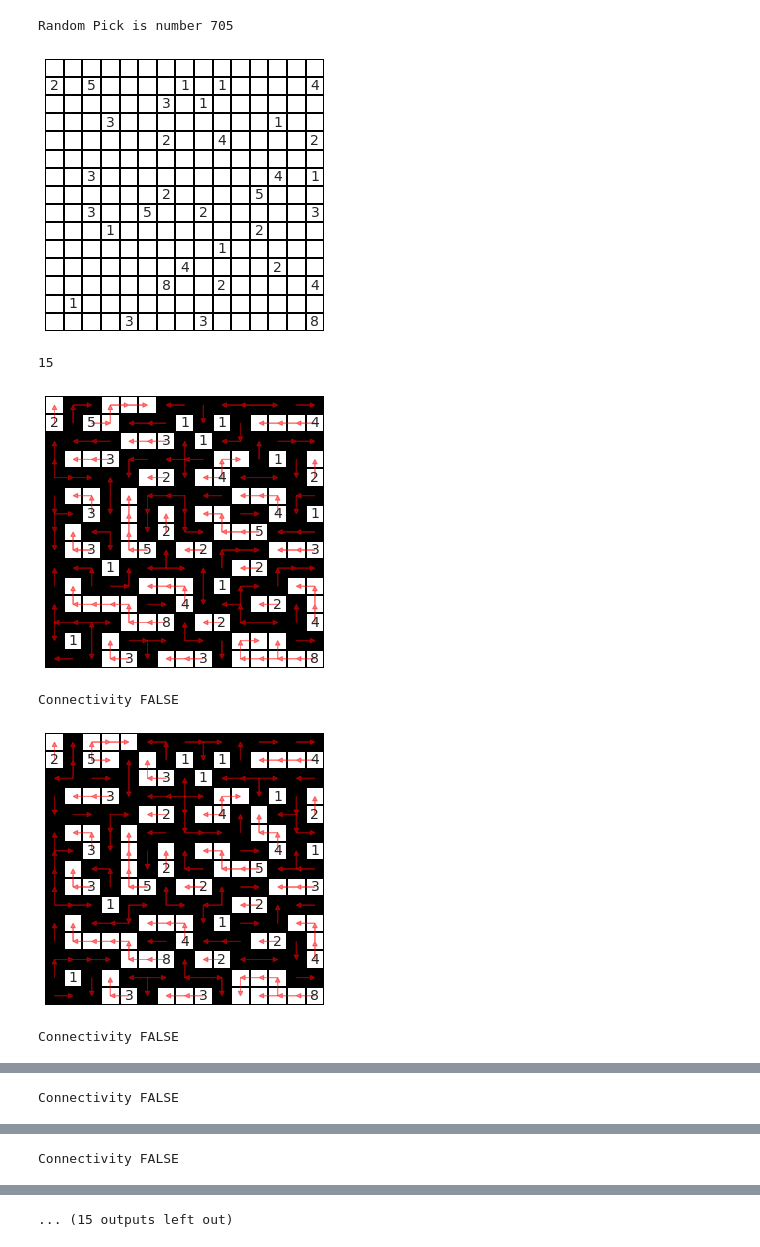
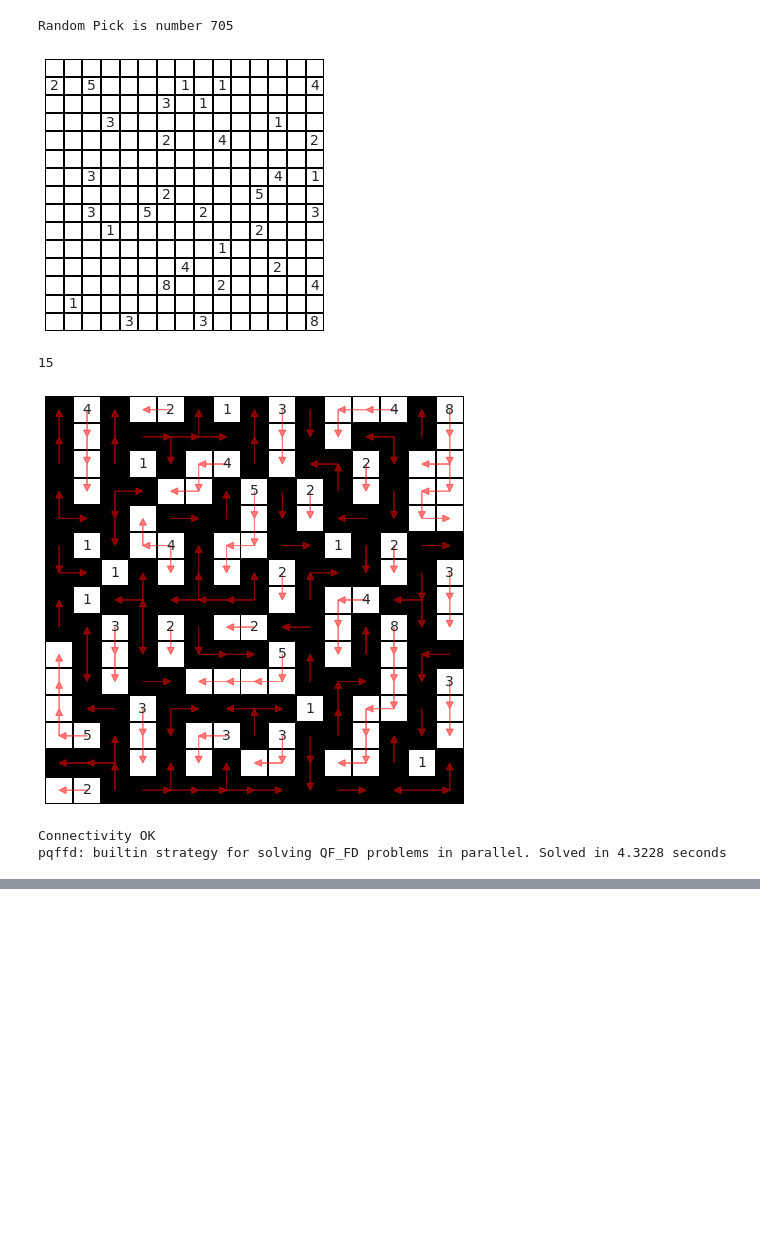
Before and after one commit to gowen100/Public-Code, a Jupyter notebook: Nurikabe.ipynb, the cells around one changed output, grey strips where cells are left out. Drawn from its saved outputs; the diff is of its cells as text; code cells hidden in the pictures; blank space fills up the shorter version.

```diff
--- a/Nurikabe.ipynb
+++ b/Nurikabe.ipynb
@@ -20,14 +20,14 @@ def pr(ans,fix,edge):
     n = fix.shape
     annot = fix.astype('str')
     annot[annot=="0"] =""
-    fig,ax = plt.subplots(1,1,figsize=(n[0]/3,n[1]/3))
+    fig,ax = plt.subplots(1,1,figsize=(n[0]/2,n[1]/2))
     ax =sns.heatmap(ans !=0,annot=annot,cbar=False,cmap="Greys_r",fmt="",linewidths=1,annot_kws={"size":14},linecolor='k')
     for (y,x,b,a) in edge:
         plt.arrow(x+0.5,y+0.5,a-x,b-y,color="r",head_width=0.25,head_length=0.25,length_includes_head=True,alpha=0.5)
     ax.axis("off")
     plt.show()
 # %%
-def sol(fix,tactic,force_connectivity=True,soln=[0]):
+def sol(fix,tactic,force_connectivity=True,soln=[0],flag1=True):
     start= time.time()
     N = fix.shape[0]
     print(N)
@@ -99,13 +99,17 @@ def sol(fix,tactic,force_connectivity=True,soln=[0]):
                 s += Sum([edge[(k,l,i,j)] for (k,l) in neighbours(i,j,N) ]) <=1
                 # root cells have no feeds in
                 s += Implies(int(fix[i,j]) !=0, Sum([edge[(k,l,i,j)] for (k,l) in neighbours(i,j,N) ]) == 0)
-                # root cells > 1 feed out
-                s += Implies(int(fix[i,j]) >1, Sum([edge[(i,j,k,l)] for (k,l) in neighbours(i,j,N) ]) >= 1)
-                #filled cells have a feed in
-                s+= Implies(X[i,j] !=0 , Or(Sum([edge[(k,l,i,j)] for (k,l) in neighbours(i,j,N)]) == 1,int(fix[i,j]) !=0))
+
+                # constraints that cause issues
+                if flag1:
+                    # root cells > 1 feed out
+                    s += Implies(int(fix[i,j]) > 1 , Sum([edge[(i,j,k,l)] for (k,l) in neighbours(i,j,N) ]) >= 1)
+                    #filled cells have a feed in
+                    s+= Implies(X[i,j] !=0 , Or(Sum([edge[(k,l,i,j)] for (k,l) in neighbours(i,j,N)]) == 1,int(fix[i,j]) !=0))
+
                 # edges give decreasing numbers for islands
                 s += [Implies(And(X[i,j]!=0,edge[(i,j,k,l)]==1),Y[i,j] > Y[k,l]) for (k,l) in neighbours(i,j,N)]
-                #all cells are connected
+                #all sea cells are connected
                 s += Implies(X[i,j]==0,Or([X[k,l]==0  for k,l in neighbours(i,j,N)]))
                 # zero cells have a feed in or out
                 s += Implies(X[i,j] == 0, Sum([edge[(i,j,k,l)]+edge[(k,l,i,j)] for (k,l) in neighbours(i,j,N) ]) > 0 )
@@ -113,8 +117,7 @@ def sol(fix,tactic,force_connectivity=True,soln=[0]):
     # zero cells have island order zero
     s += [Implies(e==0,Y[i,j]==0) for (i,j),e in np.ndenumerate(X)]
 
-    #s+= edge[(1,14,1,13)]==0
-
+    #ensure the sea is connected
     if force_connectivity:
         # order number in sea
         Z = np.array(IntVector('z', N**2),dtype=object).reshape(N,N)
@@ -133,18 +136,20 @@ def sol(fix,tactic,force_connectivity=True,soln=[0]):
         m = s.model()
         evalu = np.vectorize(lambda x:m.evaluate(x).as_long())
         r =  evalu(X)
-        y = evalu(Y)
-        #print(r)
-        #print(y)
-        pr(r,fix,[i for i in edge if evalu(edge[i]) ==1])
+
         # check sea connectivity
         if np.max(label(r== 0,connectivity=1)) == 1:
+            y = evalu(Y)
+            #print(r)
+            #print(y)
+            pr(r,fix,[i for i in edge if evalu(edge[i]) ==1])
+            #print([i for i in edge if evalu(edge[i]) ==1])
             print("Connectivity OK")
             print("{}: {} Solved in {:.4f} seconds".format(tactic,tactic_description(tactic),time.time()-start))
             return r
         else:
             print("Connectivity FALSE")
-            s += Or([e!=int(r[i,j]) for (i,j),e in np.ndenumerate(X) ])
+            s += Or([e !=int(r[i,j]) for (i,j),e in np.ndenumerate(X) ])
     else:
         print("fail")
 # %%
@@ -174,36 +195,34 @@ pqffd: builtin strategy for solving QF_FD problems in parallel. Solved in 2.9678
 # pick a random puzzle from ravenguild08's list
 #valid sizes are 5,7,10,12,15,20
 
 size = 15
 
 url = 'https://raw.githubusercontent.com/ravenguild08/nrkb/master/'+str(size)+'x'+str(size)+'.json'
 res = requests.get(url)
 soup = str(BeautifulSoup(res.content, 'html.parser'))
 puzzles = soup.split('\n')
 
 x = random.randint(0,len(puzzles))
 x = 705
 
 to_solve = np.array(ast.literal_eval(puzzles[x]))
 n = to_solve.shape
 
 #plot the  grid to solve
 print("Random Pick is number {}".format(x))
 annot = to_solve.astype('str')
 annot[annot=="0"] =""
 fig,ax = plt.subplots(1,1,figsize=(n[0]/3,n[1]/3))
 ax =sns.heatmap(np.zeros_like(to_solve),annot=annot,cbar=False,cmap="Greys",fmt="",linewidths=1,annot_kws={"size":14},linecolor='k')
 ax.axis("off")
 plt.show()
 
-
 #then solve
-ans = sol(to_solve,"pqffd",force_connectivity=False)
+ans = sol(np.rot90(to_solve),"pqffd",force_connectivity=False)
 # %% [output]
 Random Pick is number 705
 [figure]
 15
-[figure, old version]
+[figure, new version]
-Connectivity FALSE
+Connectivity OK
+pqffd: builtin strategy for solving QF_FD problems in parallel. Solved in 4.3228 seconds
-[figure, removed]
-Connectivity FALSE
@@ -211 +228,0 @@ Connectivity FALSE
-Connectivity FALSE
@@ -213 +228,0 @@ Connectivity FALSE
-Connectivity FALSE
@@ -215 +228,0 @@ Connectivity FALSE
-... (15 outputs left out)
```
Also changed, not shown: parts of 7 cells of this notebook.
